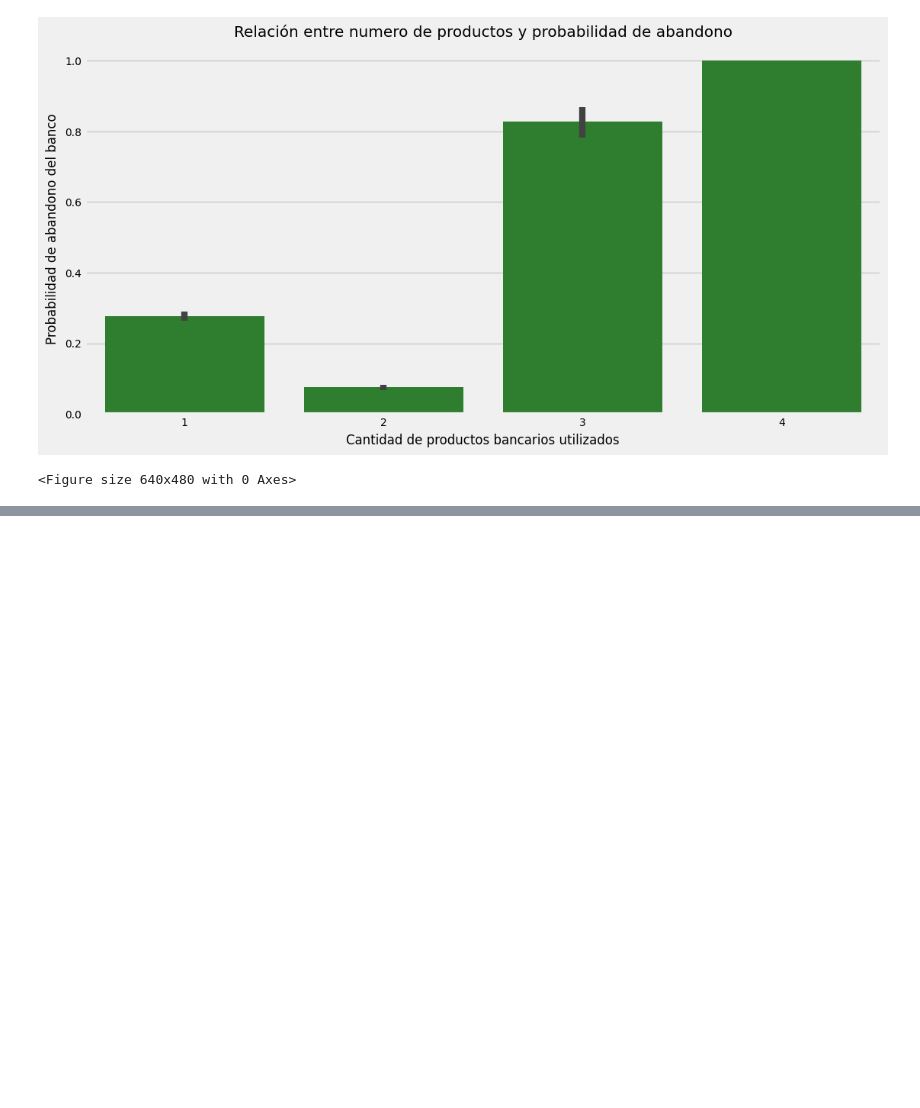
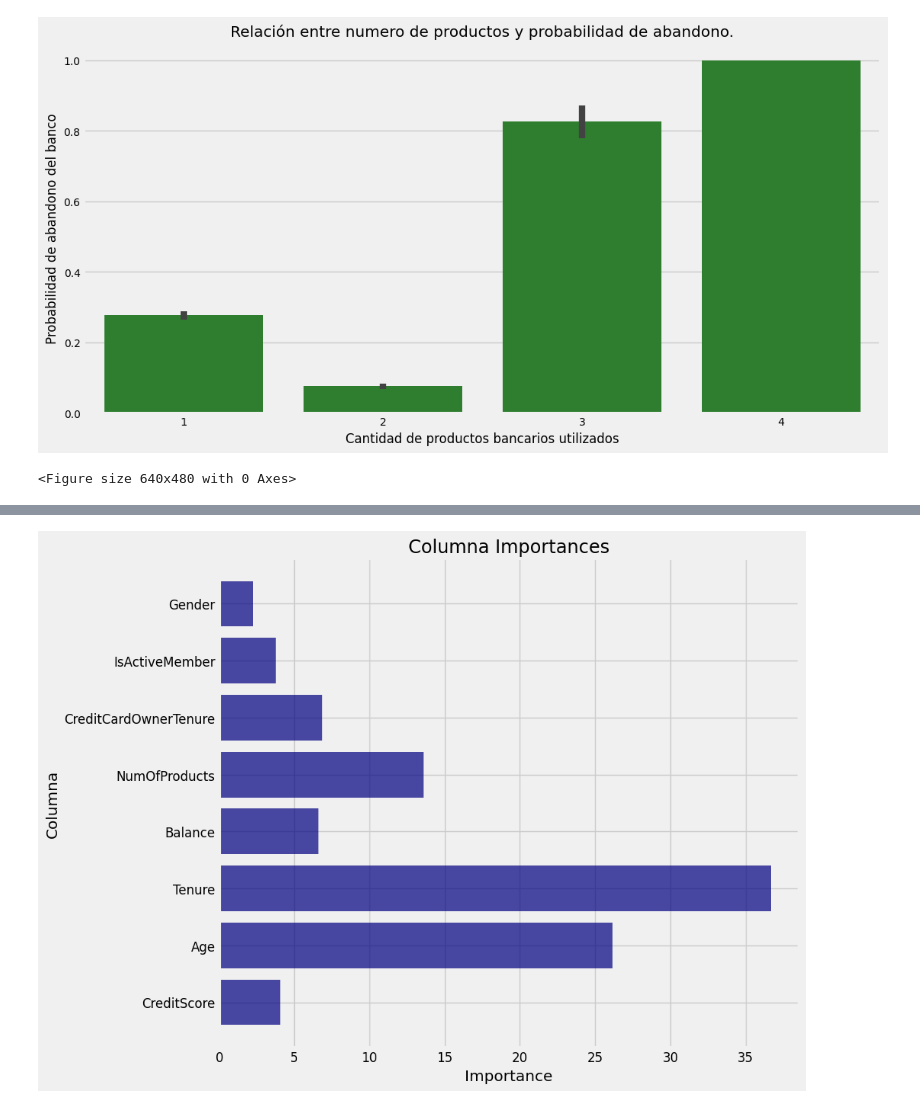
Before and after one commit to solfontan/PrediccionesDeRetencionDeClientes---2024, a Jupyter notebook: scr/ProjectResume.ipynb, the cells around one changed output, grey strips where cells are left out. Saved outputs shown, nothing was run; the diff lists cells and outputs as text; code cells hidden in the pictures; blank space fills up the shorter version.

```diff
--- a/scr/ProjectResume.ipynb
+++ b/scr/ProjectResume.ipynb
@@ -596,7 +717,7 @@ with plt.style.context('fivethirtyeight'):
     # Gráfico de barras para la tasa de abandono por grupo de saldo
     plt.subplot(1, 2, 2)
     balance_exit_rate.plot(kind='bar', color='orange')
-    plt.title('Tasa de abandono por grupo de saldo')
+    plt.title('Tasa de abandono por dinero en la cuenta.')
     plt.xlabel('Grupo de Saldo')
     plt.ylabel('Tasa de Abandono')
     plt.xticks(rotation=45)
@@ -642,7 +765,7 @@ with plt.style.context('fivethirtyeight'):
     plt.figure(figsize=(12, 6))
     plt.rcParams.update({'font.size': 10})
     sns.barplot(data=df, x='NumOfProducts', y='Exited', color='forestgreen')
-    plt.title('Relación entre numero de productos y probabilidad de abandono')
+    plt.title('Relación entre numero de productos y probabilidad de abandono.')
     plt.xlabel('Cantidad de productos bancarios utilizados')
     plt.ylabel('Probabilidad de abandono del banco')
     plt.show()
@@ -682,0 +821,8 @@ Nuestro análisis refuta la hipótesis de que los clientes que utilizan más pro
+# %%
+df = pd.read_csv('./data/processed/Churn_Modelling.csv')
+
+df.drop(columns=['RowNumber', 'CustomerId', 'Surname'], inplace=True)
+
+df_france = df[df['Geography'] == 'France']
+df_spain = df[df['Geography'] == 'Spain']
+df_germany = df[df['Geography'] == 'Germany']
@@ -682,0 +890,3 @@ Nuestro análisis refuta la hipótesis de que los clientes que utilizan más pro
+# %%
+df_best = pd.DataFrame({'Columna' : concatenated_series.columns, 'Importances' : france_model.feature_importances_})
+df_best.sort_values(by='Importances', ascending=False)
@@ -682,0 +903,12 @@ Nuestro análisis refuta la hipótesis de que los clientes que utilizan más pro
+# %%
+with plt.style.context('fivethirtyeight'):
+    plt.figure(figsize=(10,7))
+    plt.rcParams.update({'font.size': 12})
+    plt.barh(df_best['Columna'], df_best['Importances'], color='navy', alpha = 0.7)
+    plt.tight_layout()
+    plt.xlabel('Importance')
+    plt.ylabel('Columna')
+    plt.title('Columna Importances')
+    plt.show()
+# %% [output]
+[figure, added]
```
Also changed, not shown: parts of 65 cells of this notebook, 2 other files.
